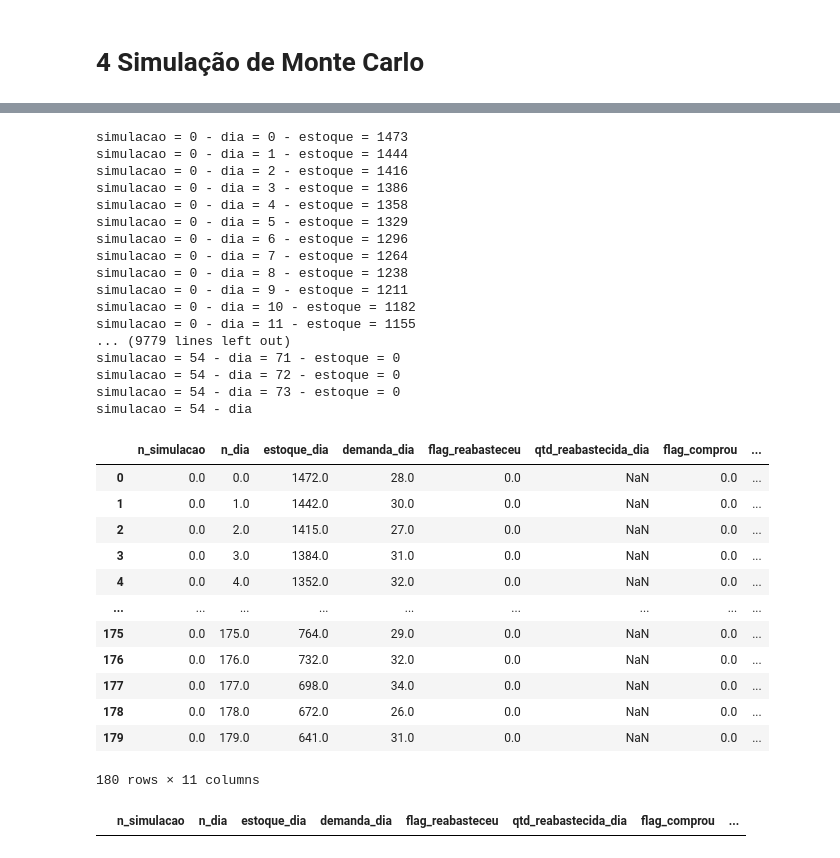
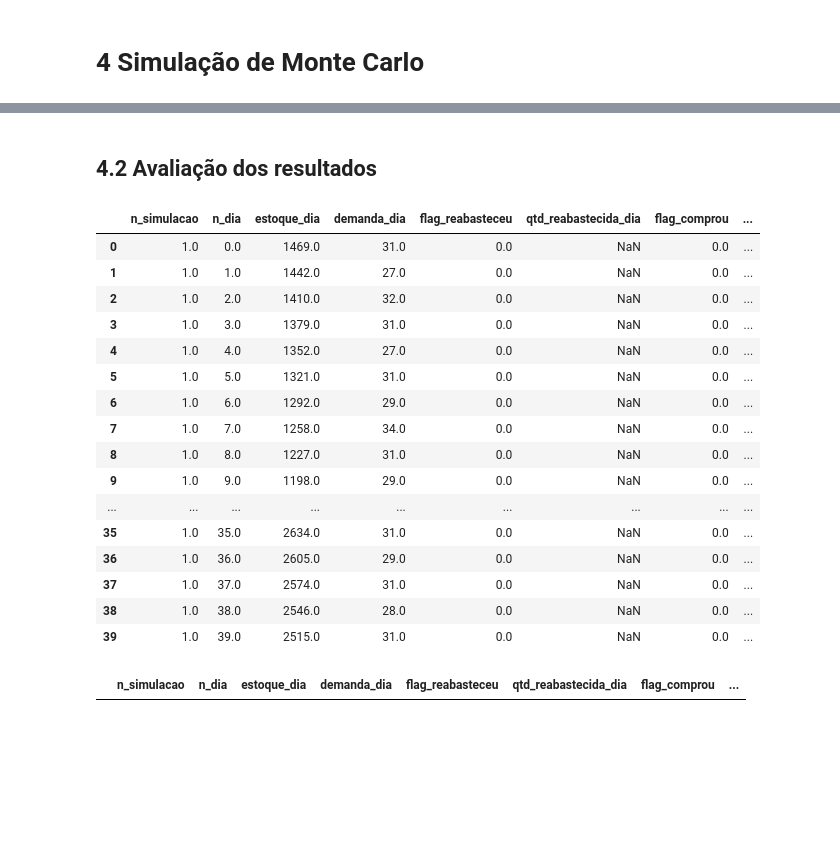
Before and after one commit to webercg/Stockouts-Monte-Carlo-Simulation, a Jupyter notebook: Risco stockout.ipynb, the cells around one changed output, grey strips where cells are left out. Cells and saved outputs as stored; diff of their text form; code cells hidden in the pictures; blank space fills up the shorter version.

```diff
--- a/Risco stockout.ipynb
+++ b/Risco stockout.ipynb
@@ -9,7 +9,7 @@ import matplotlib.pyplot as plt
 - Assumindo um conhecimento prévio sobre a distribuição da demanda (normal)
 # %%
 # Num simulações
-num_simulacoes = 400
+num_simulacoes = 2
 # %%
 # Qtd de dias por simulação (6 meses)
 n_dias = 180
@@ -52,9 +57,9 @@ qtd_comprada_dia = media_demanda * (n_dias_reabast + tempo_reposicao_max)
 # %%
 # Resultado da simulação
-df_resultados = pd.DataFrame(columns = ['n_simulacao', 'n_dia','estoque_dia','demanda_dia', 'flag_reabasteceu', 'qtd_reabastecida_dia', 'flag_comprou', 'qtd_comprada_dia','lead_time_forn_dia','n_dia_chegada', 'flag_houve_stockout'])
+df_resultados = pd.DataFrame(columns = ['n_simulacao', 'n_dia','estoque_dia','demanda_dia', 'flag_reabasteceu', 'qtd_reabastecida_dia', 'flag_comprou', 'qtd_comprada_dia','lead_time_forn_dia','dia_prox_reabastecimento', 'flag_houve_stockout'])
 
 # Roda varias simulações
-for n_sim in range(num_simulacoes):
+for n_sim in range(1, num_simulacoes+1):
 
     # Simula a demanda para os próximos n_dias (normal)
     demandas = np.random.normal(media_demanda, desvio_padrao_demanda, n_dias)
@@ -81,10 +86,14 @@ for n_sim in range(num_simulacoes):
 
         ########## Efetua Reposição de produtos no dia da simulação
         if dia in df_compras.n_dia_chegada.unique().tolist():
-            qtd_reabastecida = df_compras[df_compras['n_dia_chegada']==dia].qtd.sum()
+
+            df_a_reabastecer = df_compras[df_compras['n_dia_chegada']==dia]
+            qtd_reabastecida = df_a_reabastecer.qtd.sum()
+
+            ## Atualiza estoque reabastecido
             estoque = estoque + qtd_reabastecida
 
-            ## Atualiza o dataframe de compras em aberto
+            ## Atualiza o dataframe de compras em aberto após reabastecimento
             df_compras = df_compras[df_compras['n_dia_chegada']!=dia]
 
             ## Atualiza flag reabastecimento
@@ -103,12 +112,18 @@ for n_sim in range(num_simulacoes):
             flag_houve_stockout = 1
 
         ########## Efetua compra no dia da simulação
-        # Inicializa variavel de decisão de compra
+        # Inicializa/reseta variavel de decisão de compra
         comprar = False
         qtd_comprada_dia = 0
+        n_dia_chegada = np.nan
+        qtd_comprada_historico = 0
+        qtd_comprada_dia = 0
+        tempo_reposicao_dia = 0
+
 
         # Caso estoque atinja o estoque mínimo inicializa checagens para decisão de compra
         if estoque < estoque_minimo:
+
 
             ## Caso ja tenha compras em aberto então checar outras condições (se a compra será suficiente por ex)
             if len(df_compras) > 0:
@@ -118,6 +133,7 @@ for n_sim in range(num_simulacoes):
                 qtd_comprada_historico = df_compras.qtd.sum()
                 n_dia_chegada = df_compras.n_dia_chegada.max()
                 estimativa_estoque_data_entrega_max = estoque - media_demanda * (n_dia_chegada - dia) + qtd_comprada_historico
+
 
                 ## Caso as compras não tenham sido suficientes para superar o estoque mínimo então efetuar nova compra
                 if estimativa_estoque_data_entrega_max < estoque_minimo:
@@ -132,6 +148,7 @@ for n_sim in range(num_simulacoes):
             else:
                 comprar = True
                 flag_comprou = 1
+
 
 
             ## Efetua a compra
@@ -151,6 +168,7 @@ for n_sim in range(num_simulacoes):
                 # O pedido é efetuado:
                 ## na data de chegada do pedido o estoque tem que ser suficiente para abastecer +2 meses antes de atingir o estoque minimo novamente
                 ## qtd_comprada_dia
+                qtd_comprada_dia = media_demanda * (n_dias_reabast + tempo_reposicao_max)
 
                 ## Armazena os dados de compra
                 df_compra_dia = pd.DataFrame(np.array([[qtd_comprada_dia,tempo_reposicao_dia,dia,n_dia_chegada ]]), columns=['qtd','leadtime','n_dia','n_dia_chegada'])
@@ -159,49 +177,39 @@ for n_sim in range(num_simulacoes):
 
         # Armazena os resultados da simulação diaria por n_sim
         df_resultados_dia = pd.DataFrame(np.array([[n_sim, dia, estoque, demandas[dia], flag_reabasteceu, qtd_reabastecida, flag_comprou, qtd_comprada_dia, tempo_reposicao_dia, n_dia_chegada, flag_houve_stockout ]]),
-                                         columns = ['n_simulacao', 'n_dia','estoque_dia', 'demanda_dia', 'flag_reabasteceu', 'qtd_reabastecida_dia', 'flag_comprou', 'qtd_comprada_dia','lead_time_forn_dia','n_dia_chegada', 'flag_houve_stockout'])
+                                         columns = ['n_simulacao', 'n_dia','estoque_dia', 'demanda_dia', 'flag_reabasteceu', 'qtd_reabastecida_dia', 'flag_comprou', 'qtd_comprada_dia','lead_time_forn_dia','dia_prox_reabastecimento', 'flag_houve_stockout'])
         df_resultados = pd.concat([df_resultados, df_resultados_dia], ignore_index=True)
 
-        print(f'simulacao = {n_sim} - dia = {dia} - estoque = {estoque}')
+
+        ## Report Status
+        ##print(f'simulacao = {n_sim} - dia = {dia} - estoque = {estoque}')
-# %% [output]
-simulacao = 0 - dia = 0 - estoque = 1473
-simulacao = 0 - dia = 1 - estoque = 1444
-simulacao = 0 - dia = 2 - estoque = 1416
-simulacao = 0 - dia = 3 - estoque = 1386
-simulacao = 0 - dia = 4 - estoque = 1358
-simulacao = 0 - dia = 5 - estoque = 1329
-simulacao = 0 - dia = 6 - estoque = 1296
-simulacao = 0 - dia = 7 - estoque = 1264
-simulacao = 0 - dia = 8 - estoque = 1238
-simulacao = 0 - dia = 9 - estoque = 1211
-simulacao = 0 - dia = 10 - estoque = 1182
-simulacao = 0 - dia = 11 - estoque = 1155
-... (9779 lines left out)
-simulacao = 54 - dia = 71 - estoque = 0
-simulacao = 54 - dia = 72 - estoque = 0
-simulacao = 54 - dia = 73 - estoque = 0
-simulacao = 54 - dia
 # %%
 ## conta qts stockout teve e por qts dias vc ficou sem atender a demanda diaria e quanto isso representa em perdas...
 ## Problema: tenho que aumentar meu capital de giro reduzindo o estoque, comprar menos e aumentar a qtd de pedidos,
 ## até quanto eu consigo flexibilizar essa politica de compra sem causar stockouts
 ## e caso haja stockout qual é o tradeoff da "capital de giro" vs qtd dinheiro perdido por stockout.
+# %% [markdown]
+## 4.2 Avaliação dos resultados
 # %%
-df_resultados
+df_resultados.head(40)
 # %% [output]
 |  | n_simulacao | n_dia | estoque_dia | demanda_dia | flag_reabasteceu | qtd_reabastecida_dia | flag_comprou | ... |
-| 0 | 0.0 | 0.0 | 1472.0 | 28.0 | 0.0 | NaN | 0.0 | ... |
-| 1 | 0.0 | 1.0 | 1442.0 | 30.0 | 0.0 | NaN | 0.0 | ... |
-| 2 | 0.0 | 2.0 | 1415.0 | 27.0 | 0.0 | NaN | 0.0 | ... |
-| 3 | 0.0 | 3.0 | 1384.0 | 31.0 | 0.0 | NaN | 0.0 | ... |
-| 4 | 0.0 | 4.0 | 1352.0 | 32.0 | 0.0 | NaN | 0.0 | ... |
+| 0 | 1.0 | 0.0 | 1469.0 | 31.0 | 0.0 | NaN | 0.0 | ... |
+| 1 | 1.0 | 1.0 | 1442.0 | 27.0 | 0.0 | NaN | 0.0 | ... |
+| 2 | 1.0 | 2.0 | 1410.0 | 32.0 | 0.0 | NaN | 0.0 | ... |
+| 3 | 1.0 | 3.0 | 1379.0 | 31.0 | 0.0 | NaN | 0.0 | ... |
+| 4 | 1.0 | 4.0 | 1352.0 | 27.0 | 0.0 | NaN | 0.0 | ... |
+| 5 | 1.0 | 5.0 | 1321.0 | 31.0 | 0.0 | NaN | 0.0 | ... |
+| 6 | 1.0 | 6.0 | 1292.0 | 29.0 | 0.0 | NaN | 0.0 | ... |
+| 7 | 1.0 | 7.0 | 1258.0 | 34.0 | 0.0 | NaN | 0.0 | ... |
+| 8 | 1.0 | 8.0 | 1227.0 | 31.0 | 0.0 | NaN | 0.0 | ... |
+| 9 | 1.0 | 9.0 | 1198.0 | 29.0 | 0.0 | NaN | 0.0 | ... |
 | ... | ... | ... | ... | ... | ... | ... | ... | ... |
-| 175 | 0.0 | 175.0 | 764.0 | 29.0 | 0.0 | NaN | 0.0 | ... |
-| 176 | 0.0 | 176.0 | 732.0 | 32.0 | 0.0 | NaN | 0.0 | ... |
-| 177 | 0.0 | 177.0 | 698.0 | 34.0 | 0.0 | NaN | 0.0 | ... |
-| 178 | 0.0 | 178.0 | 672.0 | 26.0 | 0.0 | NaN | 0.0 | ... |
-| 179 | 0.0 | 179.0 | 641.0 | 31.0 | 0.0 | NaN | 0.0 | ... |
+| 35 | 1.0 | 35.0 | 2634.0 | 31.0 | 0.0 | NaN | 0.0 | ... |
+| 36 | 1.0 | 36.0 | 2605.0 | 29.0 | 0.0 | NaN | 0.0 | ... |
+| 37 | 1.0 | 37.0 | 2574.0 | 31.0 | 0.0 | NaN | 0.0 | ... |
+| 38 | 1.0 | 38.0 | 2546.0 | 28.0 | 0.0 | NaN | 0.0 | ... |
+| 39 | 1.0 | 39.0 | 2515.0 | 31.0 | 0.0 | NaN | 0.0 | ... |
-180 rows × 11 columns
 # %%
 df_resultados[df_resultados['flag_houve_stockout']==1]
 # %% [output]
```
Also changed, not shown: parts of 16 cells of this notebook.
